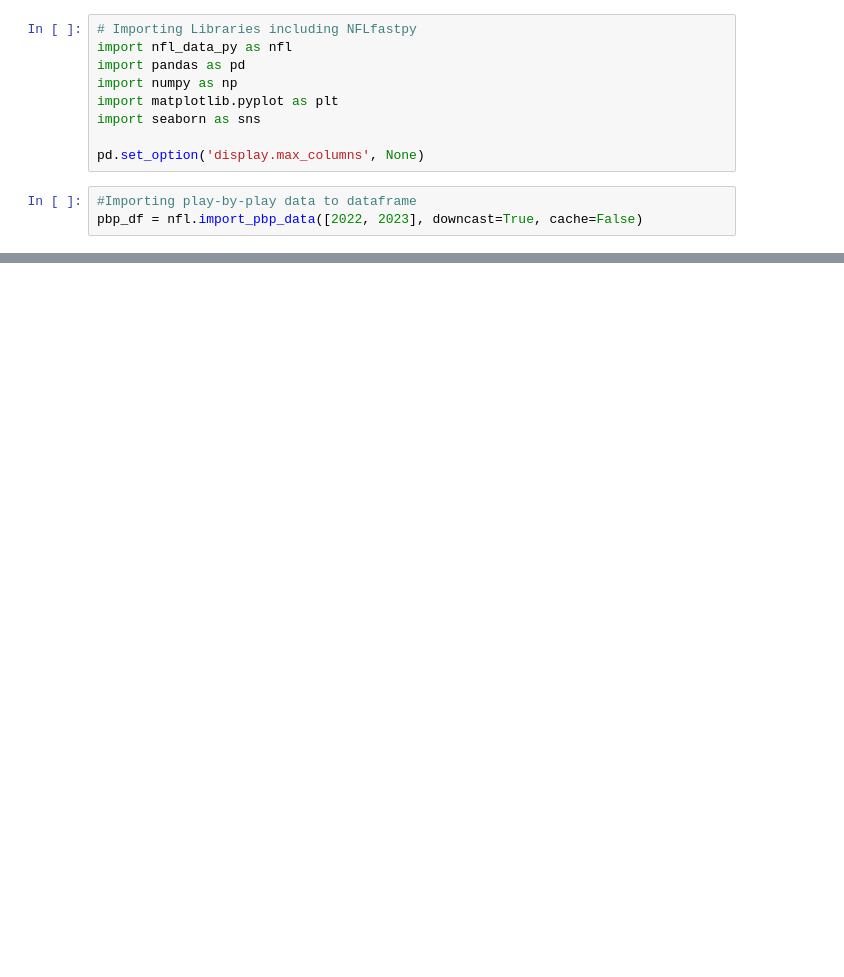
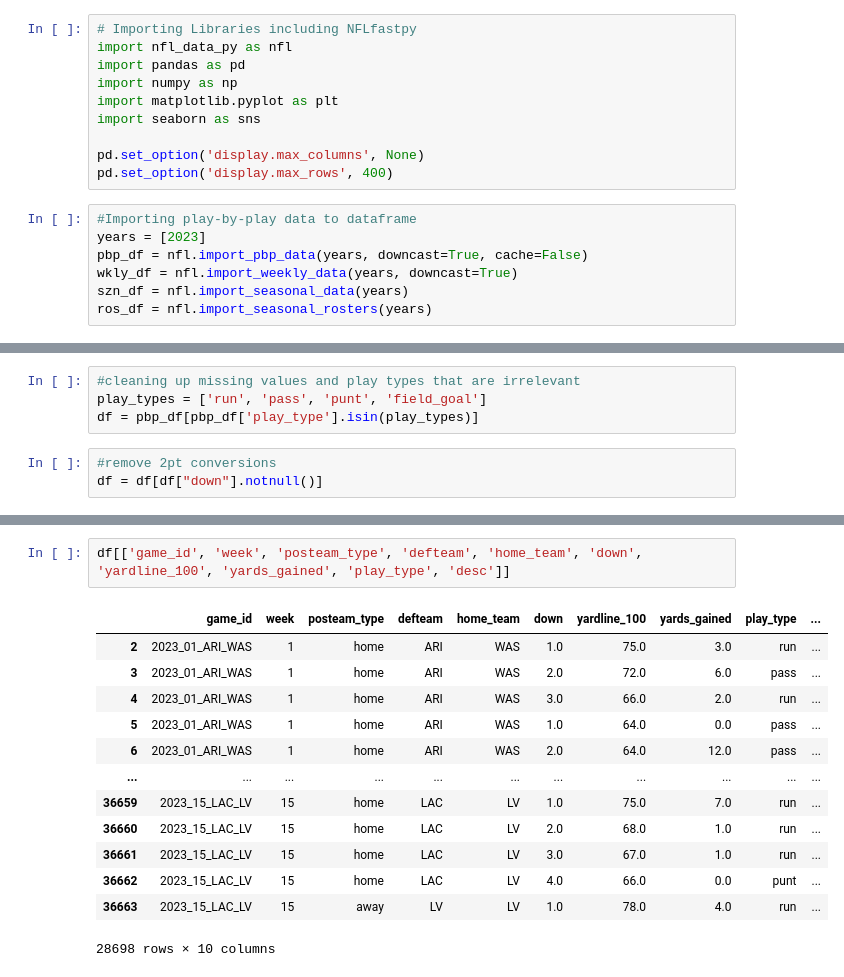
Before and after one commit to Scavo1225/NFL_analytics, a Jupyter notebook: notebooks/data.ipynb, the cells around one changed output, grey strips where cells are left out. Drawn from its saved outputs; the diff is of its cells as text; blank space fills up the shorter version.

Commit message:
cleaning data

```diff
--- a/notebooks/data.ipynb
+++ b/notebooks/data.ipynb
@@ -7,6 +7,11 @@ import matplotlib.pyplot as plt
 import seaborn as sns
 
 pd.set_option('display.max_columns', None)
+pd.set_option('display.max_rows', 400)
 # %%
 #Importing play-by-play data to dataframe
-pbp_df = nfl.import_pbp_data([2022, 2023], downcast=True, cache=False)
+years = [2023]
+pbp_df = nfl.import_pbp_data(years, downcast=True, cache=False)
+wkly_df = nfl.import_weekly_data(years, downcast=True)
+szn_df = nfl.import_seasonal_data(years)
+ros_df = nfl.import_seasonal_rosters(years)
@@ -35,0 +34,7 @@ Error:
+# %%
+#cleaning up missing values and play types that are irrelevant
+play_types = ['run', 'pass', 'punt', 'field_goal']
+df = pbp_df[pbp_df['play_type'].isin(play_types)]
+# %%
+#remove 2pt conversions
+df = df[df["down"].notnull()]
@@ -35,0 +59,16 @@ Error:
+# %%
+df[['game_id', 'week', 'posteam_type', 'defteam', 'home_team', 'down', 'yardline_100', 'yards_gained', 'play_type', 'desc']]
+# %% [output]
+|  | game_id | week | posteam_type | defteam | home_team | down | yardline_100 | yards_gained | play_type | ... |
+| 2 | 2023_01_ARI_WAS | 1 | home | ARI | WAS | 1.0 | 75.0 | 3.0 | run | ... |
+| 3 | 2023_01_ARI_WAS | 1 | home | ARI | WAS | 2.0 | 72.0 | 6.0 | pass | ... |
+| 4 | 2023_01_ARI_WAS | 1 | home | ARI | WAS | 3.0 | 66.0 | 2.0 | run | ... |
+| 5 | 2023_01_ARI_WAS | 1 | home | ARI | WAS | 1.0 | 64.0 | 0.0 | pass | ... |
+| 6 | 2023_01_ARI_WAS | 1 | home | ARI | WAS | 2.0 | 64.0 | 12.0 | pass | ... |
+| ... | ... | ... | ... | ... | ... | ... | ... | ... | ... | ... |
+| 36659 | 2023_15_LAC_LV | 15 | home | LAC | LV | 1.0 | 75.0 | 7.0 | run | ... |
+| 36660 | 2023_15_LAC_LV | 15 | home | LAC | LV | 2.0 | 68.0 | 1.0 | run | ... |
+| 36661 | 2023_15_LAC_LV | 15 | home | LAC | LV | 3.0 | 67.0 | 1.0 | run | ... |
+| 36662 | 2023_15_LAC_LV | 15 | home | LAC | LV | 4.0 | 66.0 | 0.0 | punt | ... |
+| 36663 | 2023_15_LAC_LV | 15 | away | LV | LV | 1.0 | 78.0 | 4.0 | run | ... |
+28698 rows × 10 columns
```
Also changed, not shown: parts of 14 cells of this notebook.
